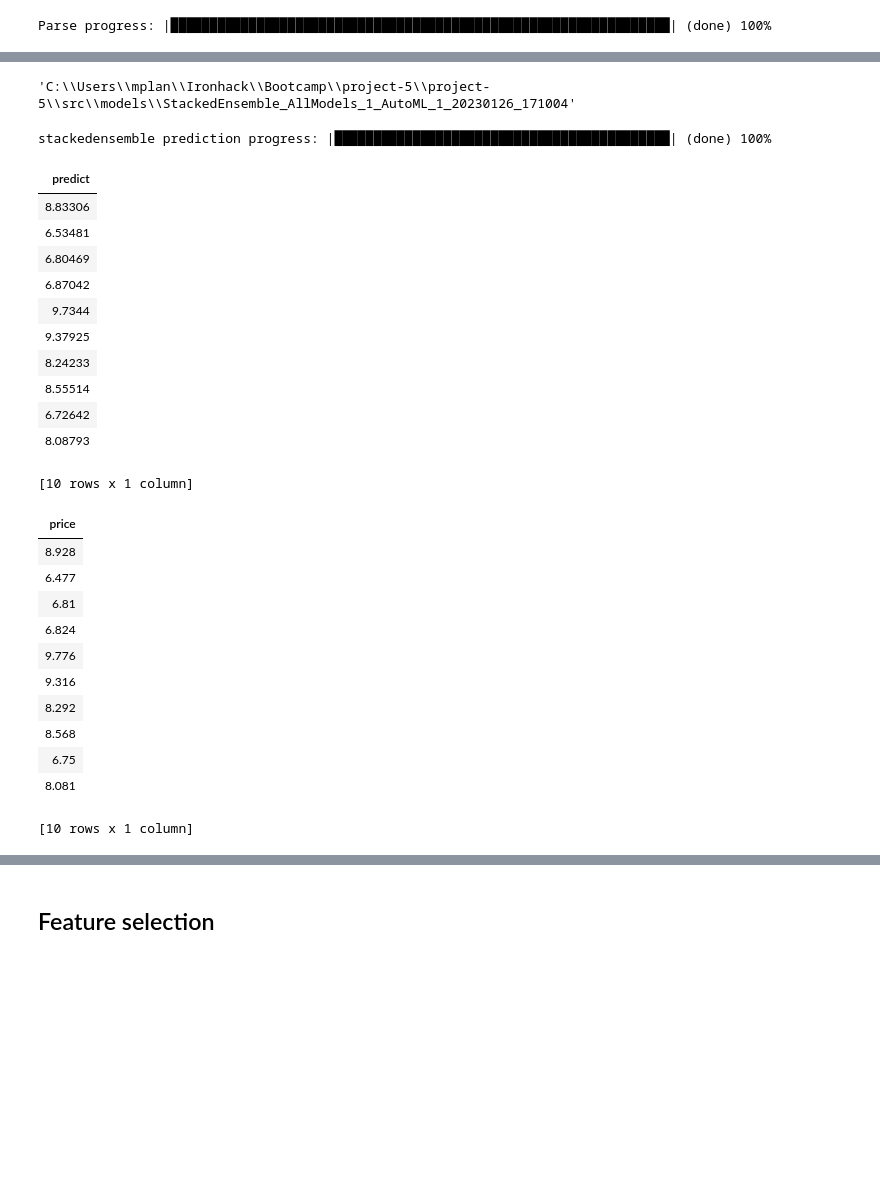
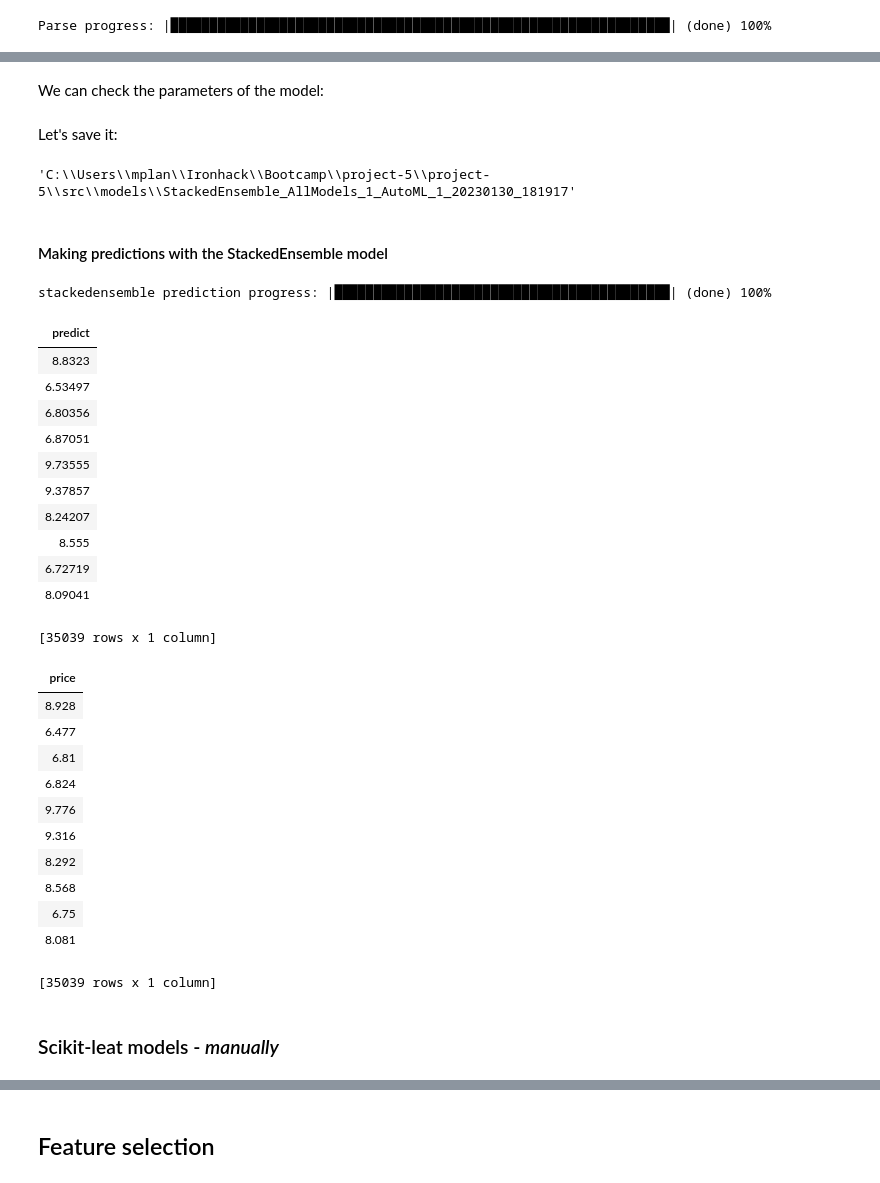
Before and after one commit to mplanasgit/project-5, a Jupyter notebook: src/prediction.ipynb, the cells around one changed output, grey strips where cells are left out. Cells and saved outputs as stored; diff of their text form; code cells hidden in the pictures; blank space fills up the shorter version.

```diff
--- a/src/prediction.ipynb
+++ b/src/prediction.ipynb
@@ -160,0 +164,2 @@ With h2o AutoML we found a model with RMSE 0.0067, much better than the XGBRegre
+# %%
+automl_without_outliers = h2o.import_file('../dataset/diamonds_without_outliers.csv')
@@ -160,0 +168,2 @@ With h2o AutoML we found a model with RMSE 0.0067, much better than the XGBRegre
+# %%
+aml_without_outliers = mod.model_automl(automl_without_outliers)
@@ -161,3 +247,3 @@ With h2o AutoML we found a model with RMSE 0.0067, much better than the XGBRegre
 # %%
-# get the leader
-leader = aml.leader
+# get the best model
+best_model = aml_without_outliers.leader
@@ -180,0 +267,2 @@ Cross-Validation Metrics Summary:
+# %% [markdown]
+We can check the parameters of the model:
@@ -181,38 +271,43 @@ Cross-Validation Metrics Summary:
+# %% [markdown]
+Let's save it:
 # %%
 # save the model
-h2o.save_model(model = leader, path ='./models/', force = True)
+h2o.save_model(model = best_model, path ='./models/', force = True)
 # %% [output]
-'C:\\Users\\mplan\\Ironhack\\Bootcamp\\project-5\\project-5\\src\\models\\StackedEnsemble_AllModels_1_AutoML_1_20230126_171004'
+'C:\\Users\\mplan\\Ironhack\\Bootcamp\\project-5\\project-5\\src\\models\\StackedEnsemble_AllModels_1_AutoML_1_20230130_181917'
+# %% [markdown]
+#### Making predictions with the StackedEnsemble model
 # %%
-# try yo make prediction on the same data
-pred = leader.predict(df)
-pred.head()
+pred = best_model.predict(automl_without_outliers.drop('price',axis=1))
+pred
 # %% [output]
 stackedensemble prediction progress: |███████████████████████████████████████████| (done) 100%
 | predict |
-| 8.83306 |
-| 6.53481 |
-| 6.80469 |
-| 6.87042 |
-| 9.7344 |
-| 9.37925 |
-| 8.24233 |
-| 8.55514 |
-| 6.72642 |
-| 8.08793 |
+| 8.8323 |
+| 6.53497 |
+| 6.80356 |
+| 6.87051 |
+| 9.73555 |
+| 9.37857 |
+| 8.24207 |
+| 8.555 |
+| 6.72719 |
+| 8.09041 |
-[10 rows x 1 column]
+[35039 rows x 1 column]
-# %%
-df['price'].head()
-# %% [output]
-| price |
-| 8.928 |
-| 6.477 |
-| 6.81 |
-| 6.824 |
-| 9.776 |
-| 9.316 |
-| 8.292 |
-| 8.568 |
-| 6.75 |
-| 8.081 |
-[10 rows x 1 column]
+# %%
+automl_without_outliers['price']
+# %% [output]
+| price |
+| 8.928 |
+| 6.477 |
+| 6.81 |
+| 6.824 |
+| 9.776 |
+| 9.316 |
+| 8.292 |
+| 8.568 |
+| 6.75 |
+| 8.081 |
+[35039 rows x 1 column]
+# %% [markdown]
+### Scikit-leat models - *manually*
```
Also changed, not shown: parts of 67 cells of this notebook.
